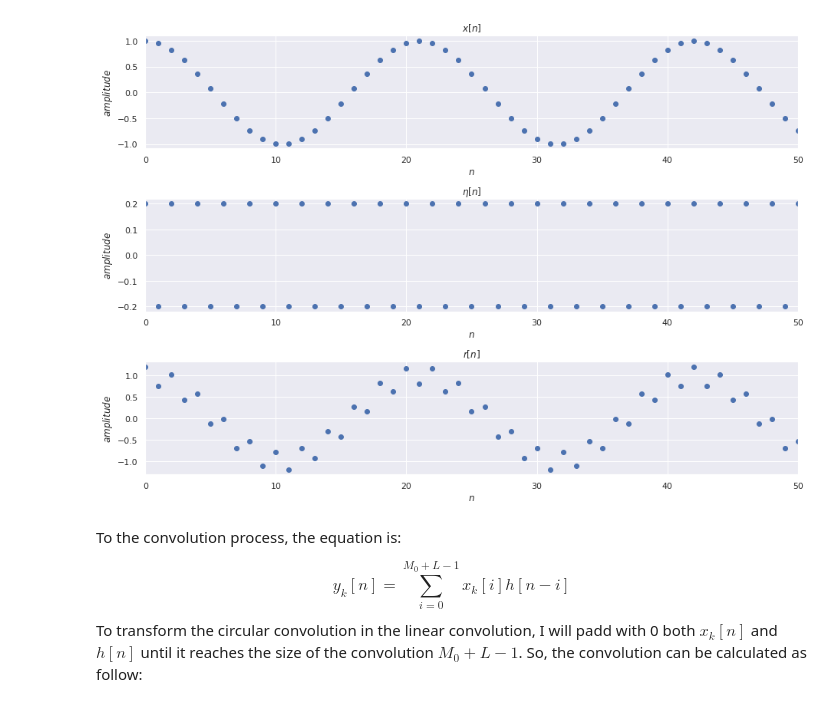
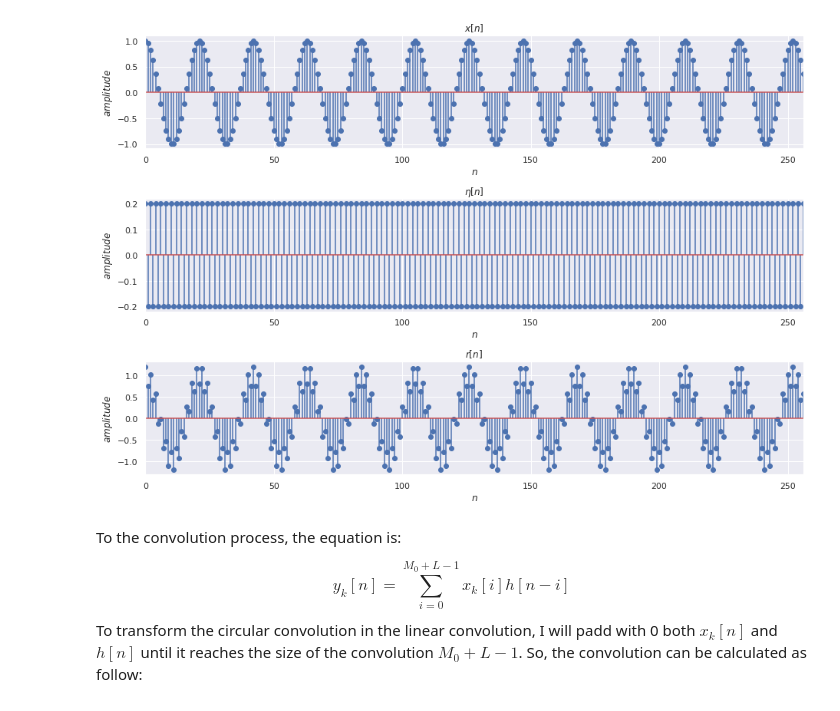
Before and after one commit to JoaoPi314/PDS-sampling-exercise, a Jupyter notebook: Convolution with Overlap and Add.ipynb, the cells around one changed output. Drawn from its saved outputs; the diff is of its cells as text; code cells hidden in the pictures.

```diff
--- a/Convolution with Overlap and Add.ipynb
+++ b/Convolution with Overlap and Add.ipynb
@@ -56,32 +62,32 @@ r = x + eta
 # %%
 # plotting the signals
 
 plt.figure(figsize=(13, 9))
 
 plt.subplot(3, 1, 1)
-plt.scatter(n, x)
+plt.stem(n, x)
 plt.title('$x[n]$')
 plt.xlabel('$n$')
 plt.ylabel('$amplitude$')
-plt.xlim(0, 50)
+plt.xlim(0, 256)
 
 plt.subplot(3, 1, 2)
-plt.scatter(n, eta)
+plt.stem(n, eta)
 plt.title('$\eta[n]$')
 plt.xlabel('$n$')
 plt.ylabel('$amplitude$')
-plt.xlim(0, 50)
+plt.xlim(0, 256)
 
 plt.subplot(3, 1, 3)
-plt.scatter(n, r)
+plt.stem(n, r)
 plt.title('$r[n]$')
-plt.xlim(0, 50)
+plt.xlim(0, 256)
 plt.xlabel('$n$')
 plt.ylabel('$amplitude$')
 plt.tight_layout()
 plt.show()
 # %% [output]
-[figure, old version]
+[figure, new version]
 # %% [markdown]
 To the convolution process, the equation is:
 
```
Also changed, not shown: parts of 16 cells of this notebook.
